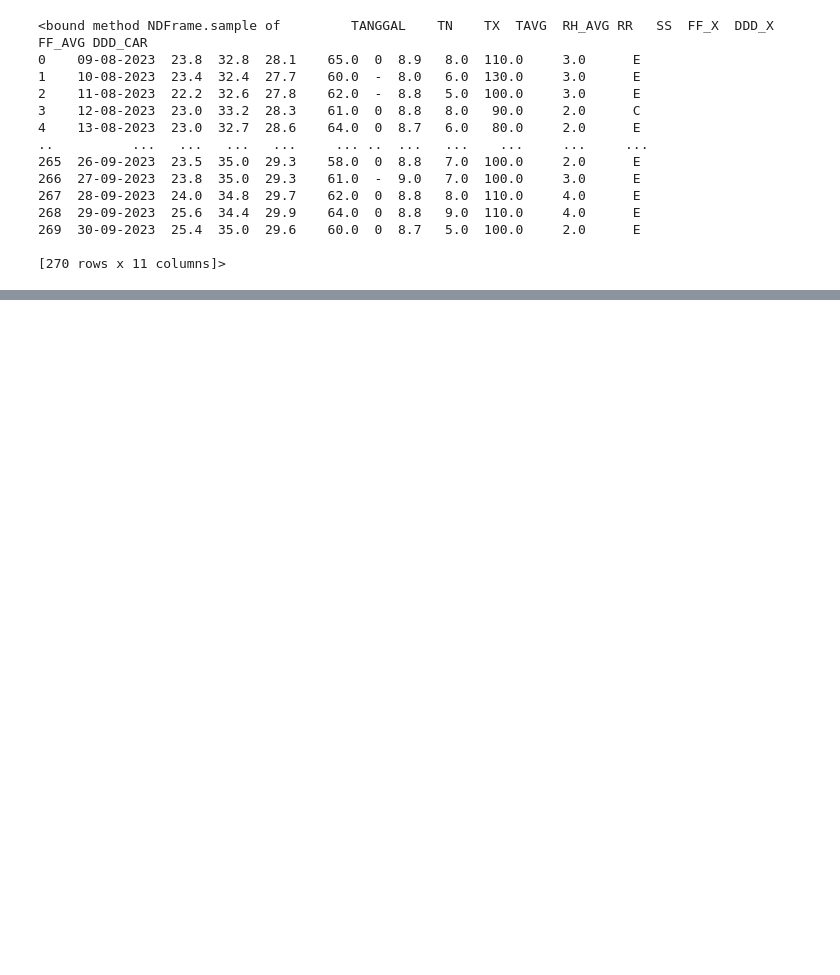
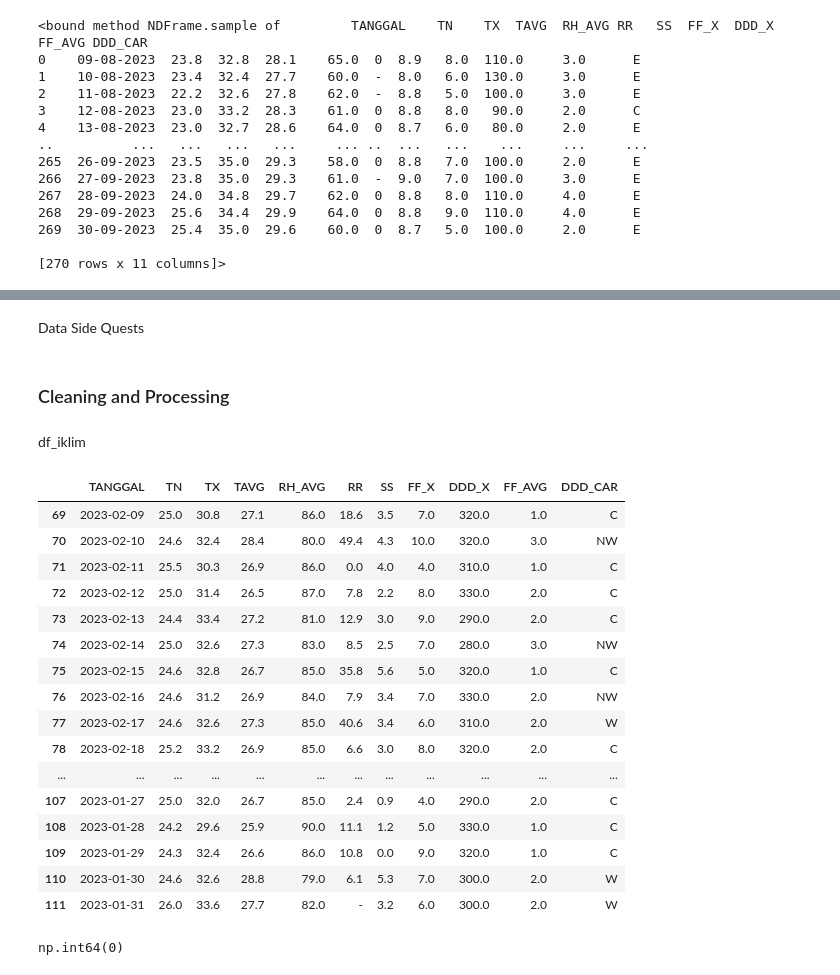
Before and after one commit to alivianay/surabaya_climate_flood_fusion, a Jupyter notebook: src/processing/live_code_quests.ipynb, the cells around one changed output, grey strips where cells are left out. Saved outputs shown, nothing was run; the diff lists cells and outputs as text; code cells hidden in the pictures; blank space fills up the shorter version.

```diff
--- a/src/processing/live_code_quests.ipynb
+++ b/src/processing/live_code_quests.ipynb
@@ -36,0 +64,31 @@ NameError: name 'df' is not defined
+# %% [markdown]
+Data Side Quests
+# %% [markdown]
+### Cleaning and Processing
+# %% [markdown]
+df_iklim
+# %%
+df_iklim['TANGGAL'] = pd.to_datetime(df_iklim['TANGGAL'], format='%d-%m-%Y')
+# %%
+df_iklim = df_iklim[(df_iklim['TANGGAL'].dt.month >= 1) &
+                     (df_iklim['TANGGAL'].dt.month <= 2)]
+# %%
+df_iklim
+# %% [output]
+|  | TANGGAL | TN | TX | TAVG | RH_AVG | RR | SS | FF_X | DDD_X | FF_AVG | DDD_CAR |
+| 69 | 2023-02-09 | 25.0 | 30.8 | 27.1 | 86.0 | 18.6 | 3.5 | 7.0 | 320.0 | 1.0 | C |
+| 70 | 2023-02-10 | 24.6 | 32.4 | 28.4 | 80.0 | 49.4 | 4.3 | 10.0 | 320.0 | 3.0 | NW |
+| 71 | 2023-02-11 | 25.5 | 30.3 | 26.9 | 86.0 | 0.0 | 4.0 | 4.0 | 310.0 | 1.0 | C |
+| 72 | 2023-02-12 | 25.0 | 31.4 | 26.5 | 87.0 | 7.8 | 2.2 | 8.0 | 330.0 | 2.0 | C |
+| 73 | 2023-02-13 | 24.4 | 33.4 | 27.2 | 81.0 | 12.9 | 3.0 | 9.0 | 290.0 | 2.0 | C |
+| 74 | 2023-02-14 | 25.0 | 32.6 | 27.3 | 83.0 | 8.5 | 2.5 | 7.0 | 280.0 | 3.0 | NW |
+| 75 | 2023-02-15 | 24.6 | 32.8 | 26.7 | 85.0 | 35.8 | 5.6 | 5.0 | 320.0 | 1.0 | C |
+| 76 | 2023-02-16 | 24.6 | 31.2 | 26.9 | 84.0 | 7.9 | 3.4 | 7.0 | 330.0 | 2.0 | NW |
+| 77 | 2023-02-17 | 24.6 | 32.6 | 27.3 | 85.0 | 40.6 | 3.4 | 6.0 | 310.0 | 2.0 | W |
+| 78 | 2023-02-18 | 25.2 | 33.2 | 26.9 | 85.0 | 6.6 | 3.0 | 8.0 | 320.0 | 2.0 | C |
+| ... | ... | ... | ... | ... | ... | ... | ... | ... | ... | ... | ... |
+| 107 | 2023-01-27 | 25.0 | 32.0 | 26.7 | 85.0 | 2.4 | 0.9 | 4.0 | 290.0 | 2.0 | C |
+| 108 | 2023-01-28 | 24.2 | 29.6 | 25.9 | 90.0 | 11.1 | 1.2 | 5.0 | 330.0 | 1.0 | C |
+| 109 | 2023-01-29 | 24.3 | 32.4 | 26.6 | 86.0 | 10.8 | 0.0 | 9.0 | 320.0 | 1.0 | C |
+| 110 | 2023-01-30 | 24.6 | 32.6 | 28.8 | 79.0 | 6.1 | 5.3 | 7.0 | 300.0 | 2.0 | W |
+| 111 | 2023-01-31 | 26.0 | 33.6 | 27.7 | 82.0 | - | 3.2 | 6.0 | 300.0 | 2.0 | W |
@@ -36,0 +97,4 @@ NameError: name 'df' is not defined
+# %%
+missing_before
+# %% [output]
+np.int64(0)
```
Also changed, not shown: parts of 13 cells of this notebook.
